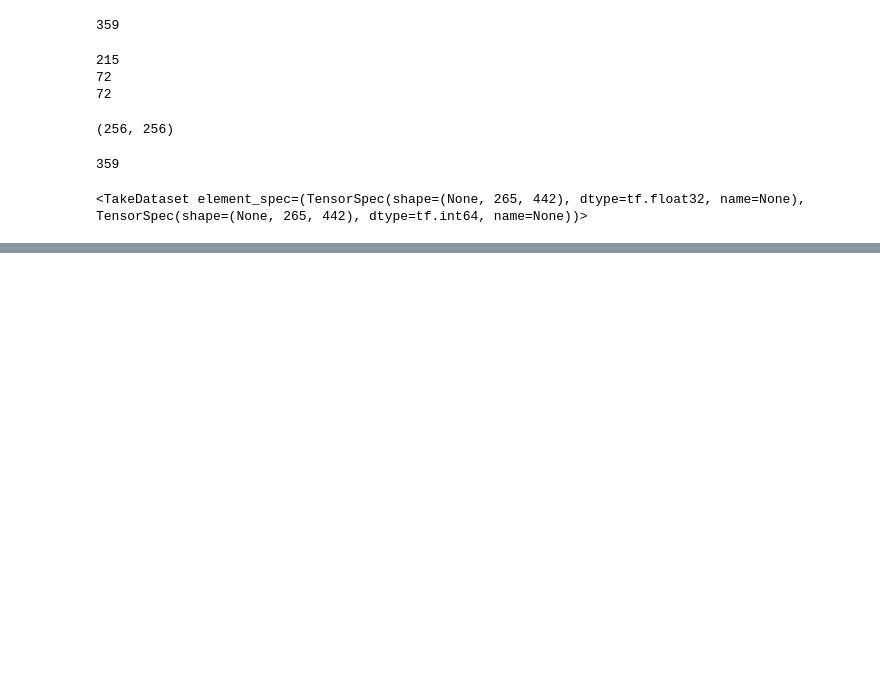
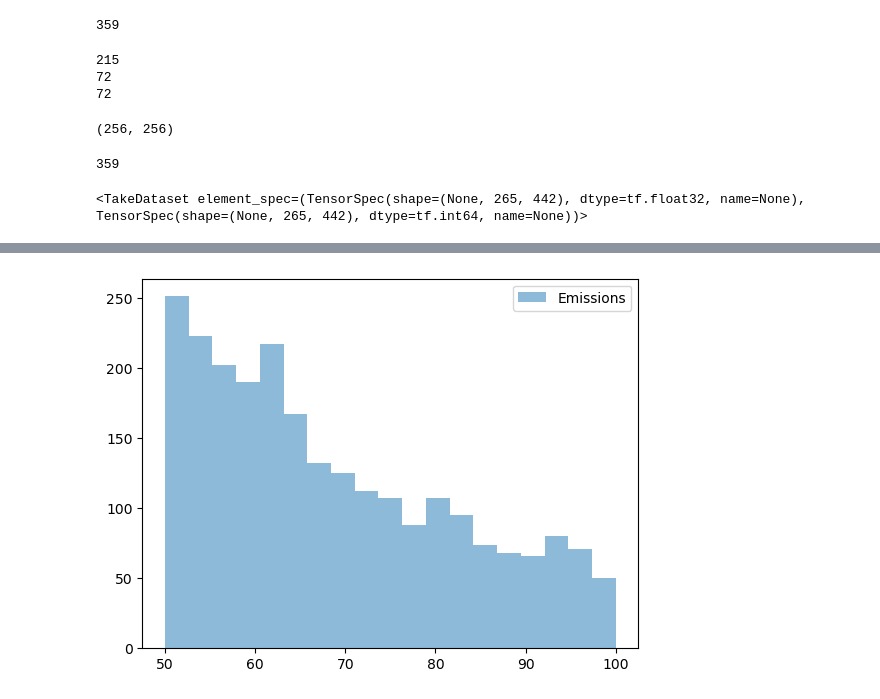
Before and after one commit to GeoCarb-OU/methane_hotspot_detection, a Jupyter notebook: datahandle/notebooks/test.ipynb, the cells around one changed output, grey strips where cells are left out. Cells and saved outputs as stored; diff of their text form; code cells hidden in the pictures; blank space fills up the shorter version.

```diff
--- a/datahandle/notebooks/test.ipynb
+++ b/datahandle/notebooks/test.ipynb
@@ -133,0 +252,7 @@ train_dataset.take(1)
+# %%
+bins = np.linspace(50, 100, 20)
+plt.hist(new_data,bins, alpha=0.5, label='Emissions')
+plt.legend(loc='upper right')
+plt.show()
+# %% [output]
+[figure, added]
```
Also changed, not shown: parts of 28 cells of this notebook, 1 other file.
